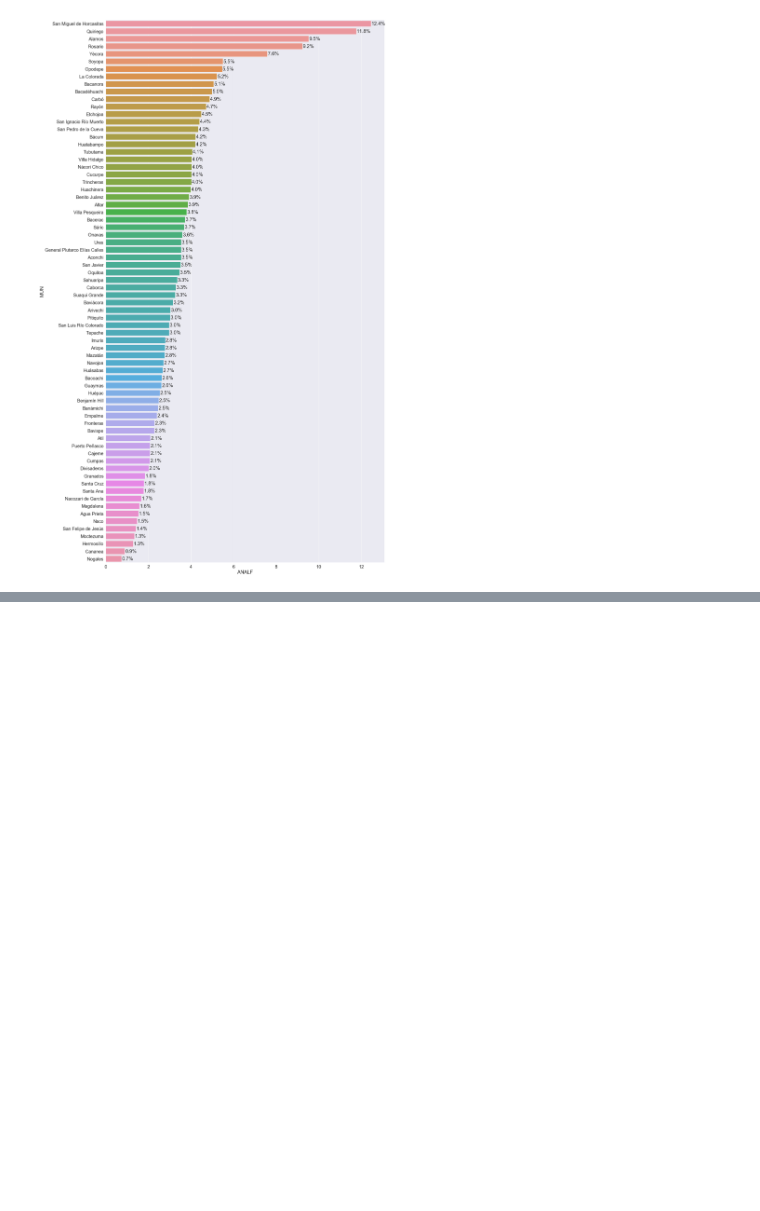
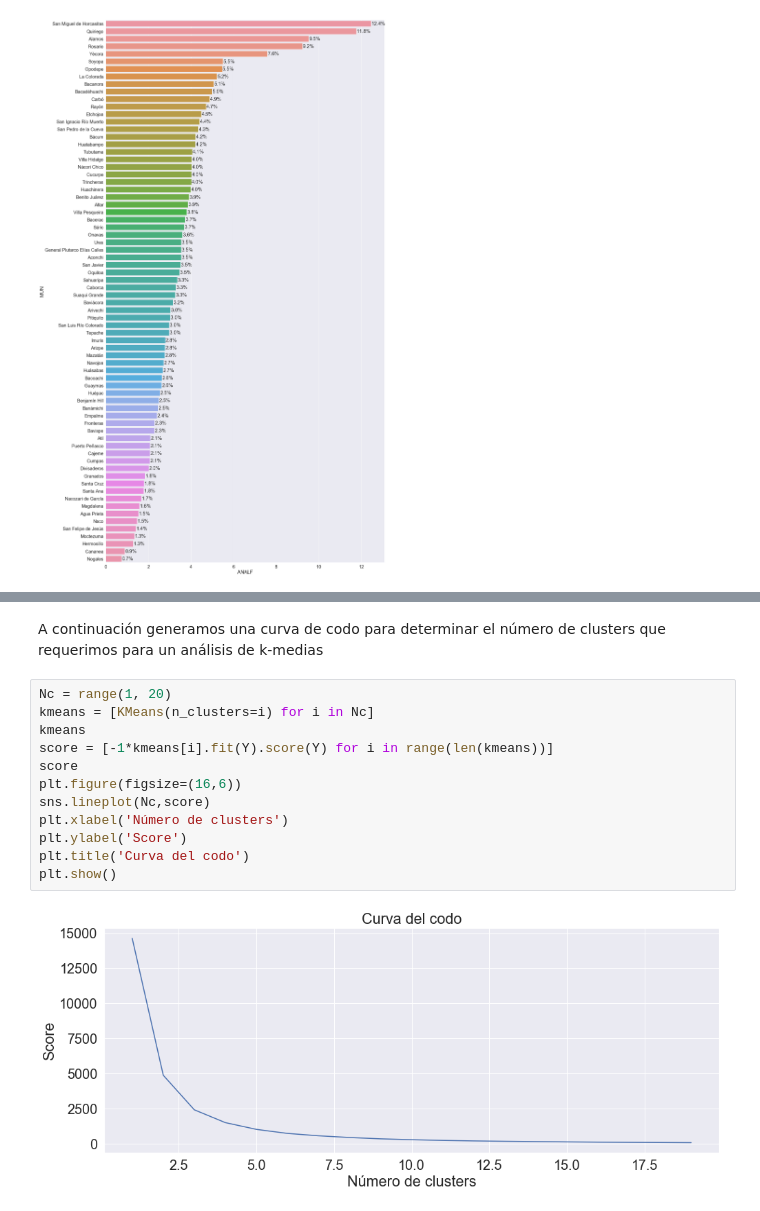
Before and after one commit to BrayanDurazo/EvidenciasCursoML, a Jupyter notebook: Datos_marginacion.ipynb, the cells around one changed output, grey strips where cells are left out. Cells and saved outputs as stored; diff of their text form; blank space fills up the shorter version.

Commit message:
Agregada imputacion de datos y clustering
k-medias

```diff
--- a/Datos_marginacion.ipynb
+++ b/Datos_marginacion.ipynb
@@ -131,0 +190,16 @@ sns.stripplot(y='ENT', x='ANALF',
+# %% [markdown]
+A continuación generamos una curva de codo para determinar el número de clusters que requerimos para un análisis de k-medias
+# %%
+Nc = range(1, 20)
+kmeans = [KMeans(n_clusters=i) for i in Nc]
+kmeans
+score = [-1*kmeans[i].fit(Y).score(Y) for i in range(len(kmeans))]
+score
+plt.figure(figsize=(16,6))
+sns.lineplot(Nc,score)
+plt.xlabel('Número de clusters')
+plt.ylabel('Score')
+plt.title('Curva del codo')
+plt.show()
+# %% [output]
+[figure, added]
```
Also changed, not shown: parts of 13 cells of this notebook.
